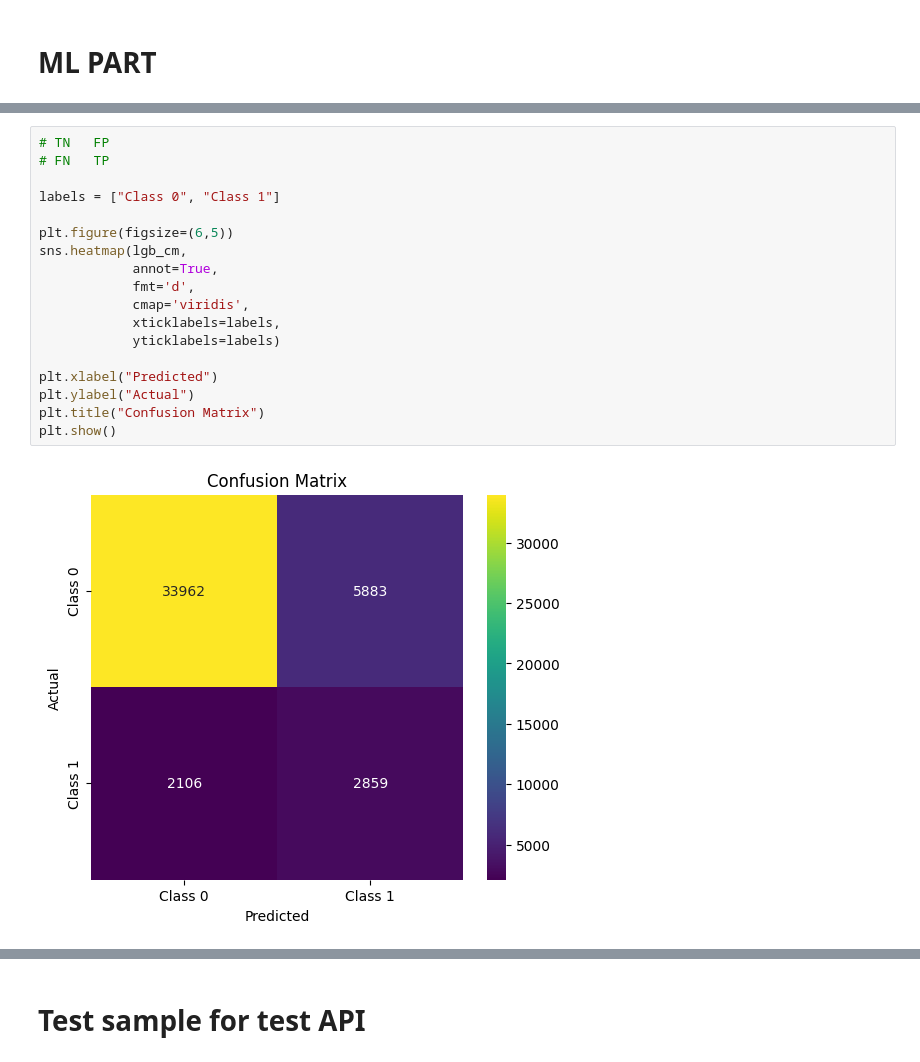
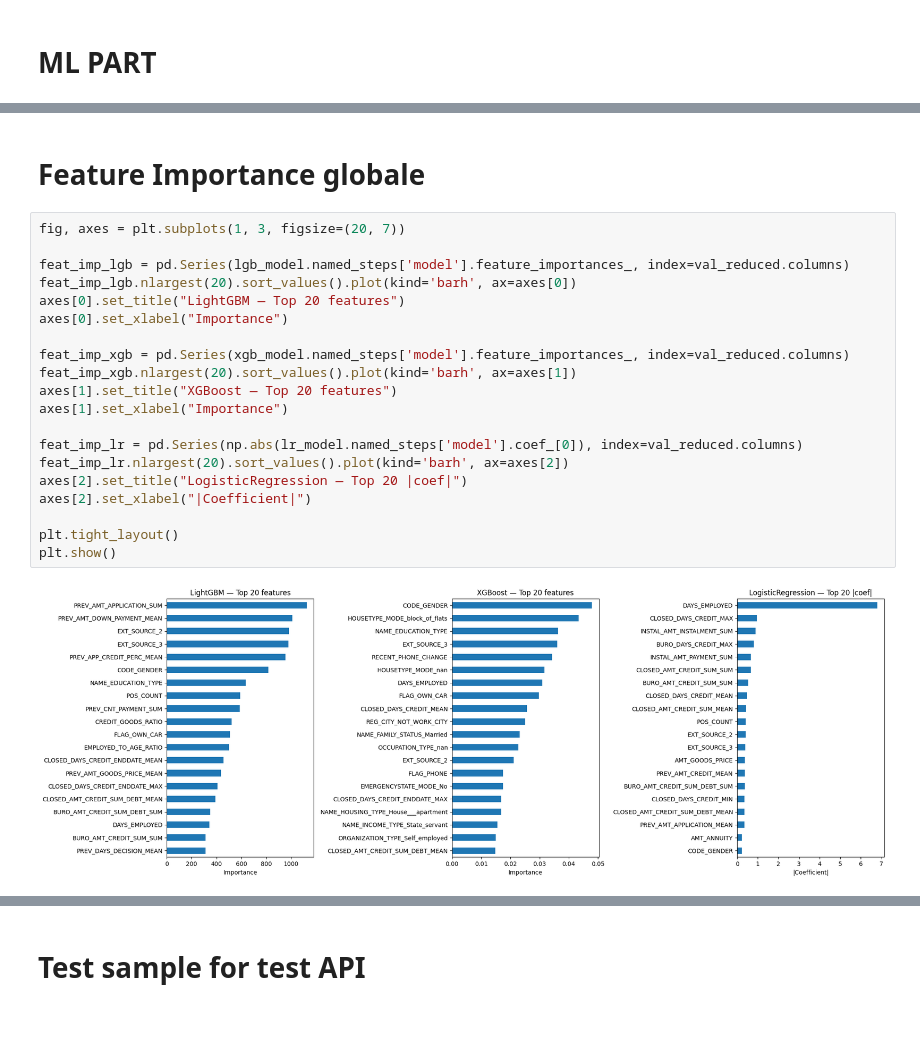
Before and after one commit to ArnaudFrsc/open-classrooms, a Jupyter notebook: P7/ml_research.ipynb, the cells around one changed output, grey strips where cells are left out. Drawn from its saved outputs; the diff is of its cells as text; blank space fills up the shorter version.

```diff
--- a/P7/ml_research.ipynb
+++ b/P7/ml_research.ipynb
@@ -621,20 +715,24 @@ plt.show()
-# %%
-# TN   FP
-# FN   TP
-
-labels = ["Class 0", "Class 1"]
-
-plt.figure(figsize=(6,5))
-sns.heatmap(lgb_cm,
-            annot=True,
-            fmt='d',
-            cmap='viridis',
-            xticklabels=labels,
-            yticklabels=labels)
-
-plt.xlabel("Predicted")
-plt.ylabel("Actual")
-plt.title("Confusion Matrix")
-plt.show()
-# %% [output]
-[figure, removed]
+# %% [markdown]
+# Feature Importance globale
+# %%
+fig, axes = plt.subplots(1, 3, figsize=(20, 7))
+
+feat_imp_lgb = pd.Series(lgb_model.named_steps['model'].feature_importances_, index=val_reduced.columns)
+feat_imp_lgb.nlargest(20).sort_values().plot(kind='barh', ax=axes[0])
+axes[0].set_title("LightGBM — Top 20 features")
+axes[0].set_xlabel("Importance")
+
+feat_imp_xgb = pd.Series(xgb_model.named_steps['model'].feature_importances_, index=val_reduced.columns)
+feat_imp_xgb.nlargest(20).sort_values().plot(kind='barh', ax=axes[1])
+axes[1].set_title("XGBoost — Top 20 features")
+axes[1].set_xlabel("Importance")
+
+feat_imp_lr = pd.Series(np.abs(lr_model.named_steps['model'].coef_[0]), index=val_reduced.columns)
+feat_imp_lr.nlargest(20).sort_values().plot(kind='barh', ax=axes[2])
+axes[2].set_title("LogisticRegression — Top 20 |coef|")
+axes[2].set_xlabel("|Coefficient|")
+
+plt.tight_layout()
+plt.show()
+# %% [output]
+[figure, added]
```
Also changed, not shown: parts of 38 cells of this notebook, 20 other files.
